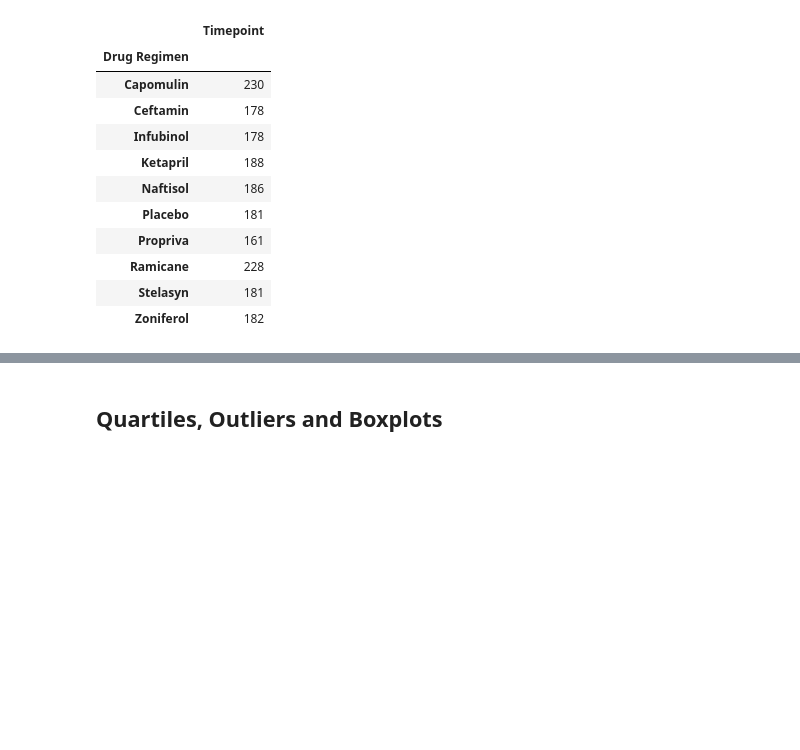
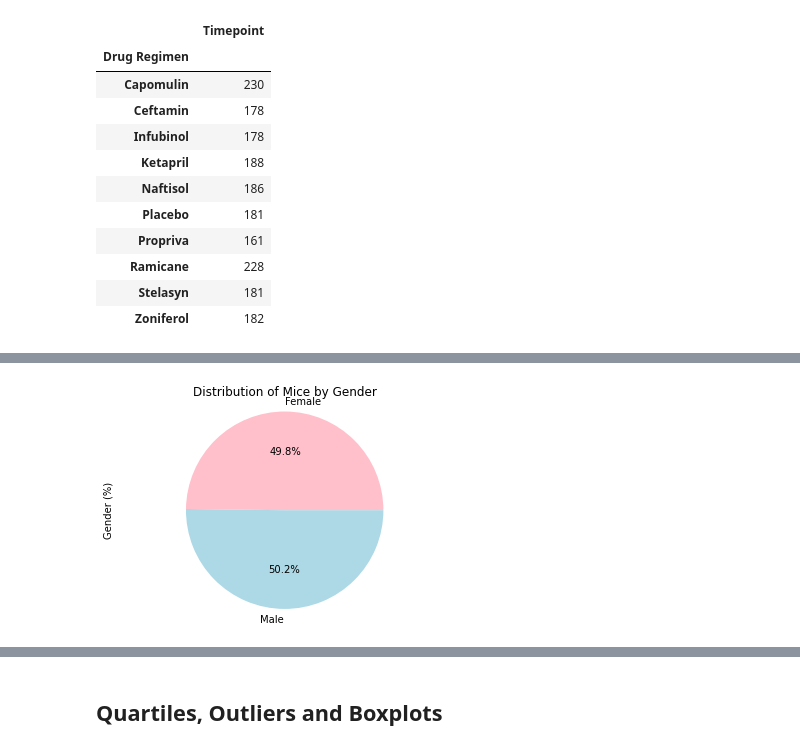
Before and after one commit to stefanyl/pymaceuticals-challenge, a Jupyter notebook: pymaceuticals_starter_hw.ipynb, the cells around one changed output, grey strips where cells are left out. Cells and saved outputs as stored; diff of their text form; code cells hidden in the pictures; blank space fills up the shorter version.

```diff
--- a/pymaceuticals_starter_hw.ipynb
+++ b/pymaceuticals_starter_hw.ipynb
@@ -251,0 +236,16 @@ plt.show()
+# %%
+# Generate a pie plot showing the distribution of female versus male mice using Pandas
+
+# Filter for the gender info into a new df
+gender = clean_data.groupby("Sex")
+gender_count = pd.DataFrame(gender["Mouse ID"].nunique())
+#gender_count.head()
+
+# Use pandas.DataFrame.plot() to plot pie chart
+gender_pie = gender_count.plot(kind = "pie", y = "Mouse ID", colors = ["pink", "lightblue"], autopct="%1.1f%%", legend=False)
+gender_pie.set_title("Distribution of Mice by Gender")
+gender_pie.set_ylabel("Gender (%)")
+plt.axis("equal")
+plt.show()
+# %% [output]
+[figure, added]
```
Also changed, not shown: parts of 9 cells of this notebook.
